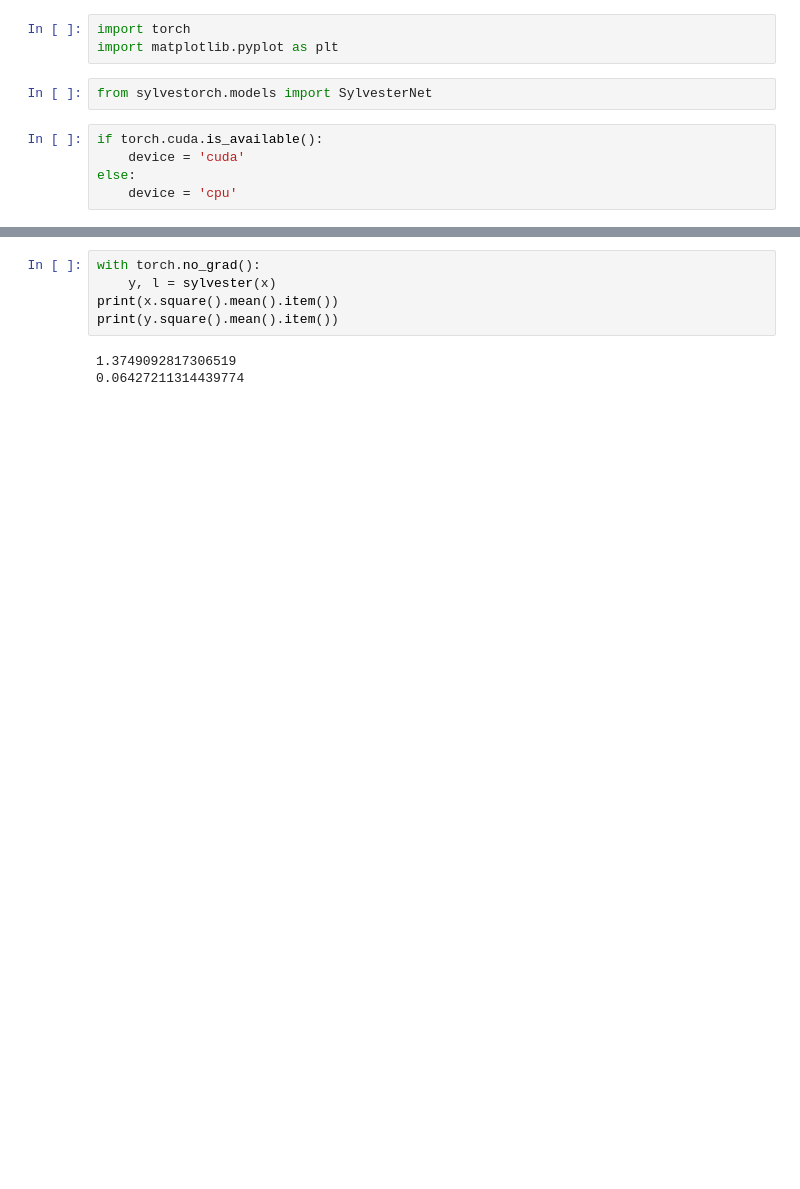
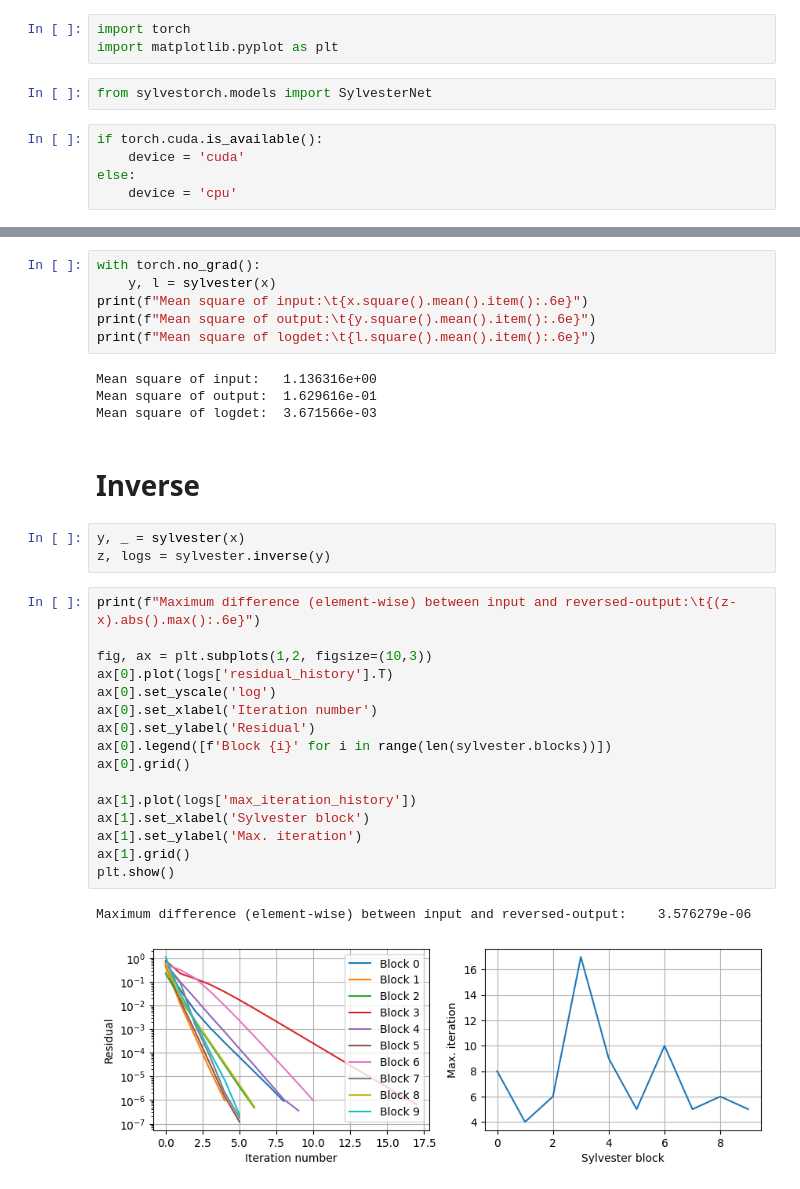
Before and after one commit to futrmain/sylvestorch, a Jupyter notebook: exploration.ipynb, the cells around one changed output, grey strips where cells are left out. Saved outputs shown, nothing was run; the diff lists cells and outputs as text; blank space fills up the shorter version.

Commit message:
Implemented inverse function

```diff
--- a/exploration.ipynb
+++ b/exploration.ipynb
@@ -24,8 +27,34 @@ plt.show()
 # %%
 with torch.no_grad():
     y, l = sylvester(x)
-print(x.square().mean().item())
-print(y.square().mean().item())
+print(f"Mean square of input:\t{x.square().mean().item():.6e}")
+print(f"Mean square of output:\t{y.square().mean().item():.6e}")
+print(f"Mean square of logdet:\t{l.square().mean().item():.6e}")
 # %% [output]
-1.3749092817306519
-0.06427211314439774
+Mean square of input:   1.136316e+00
+Mean square of output:  1.629616e-01
+Mean square of logdet:  3.671566e-03
+# %% [markdown]
+# Inverse
+# %%
+y, _ = sylvester(x)
+z, logs = sylvester.inverse(y)
+# %%
+print(f"Maximum difference (element-wise) between input and reversed-output:\t{(z-x).abs().max():.6e}")
+
+fig, ax = plt.subplots(1,2, figsize=(10,3))
+ax[0].plot(logs['residual_history'].T)
+ax[0].set_yscale('log')
+ax[0].set_xlabel('Iteration number')
+ax[0].set_ylabel('Residual')
+ax[0].legend([f'Block {i}' for i in range(len(sylvester.blocks))])
+ax[0].grid()
+
+ax[1].plot(logs['max_iteration_history'])
+ax[1].set_xlabel('Sylvester block')
+ax[1].set_ylabel('Max. iteration')
+ax[1].grid()
+plt.show()
+# %% [output]
+Maximum difference (element-wise) between input and reversed-output:    3.576279e-06
+[figure, added]
```
Also changed, not shown: parts of 5 cells of this notebook, 2 other files.
